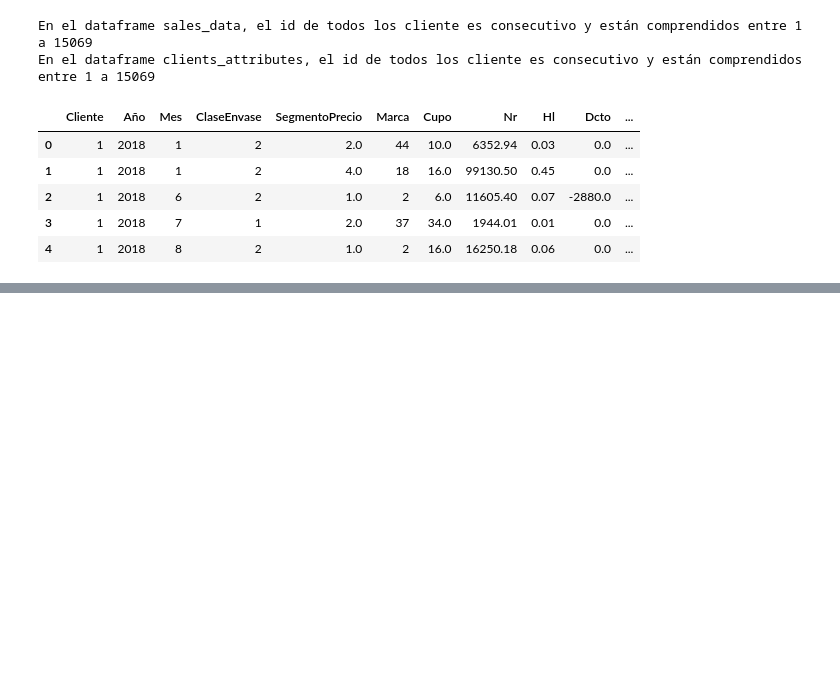
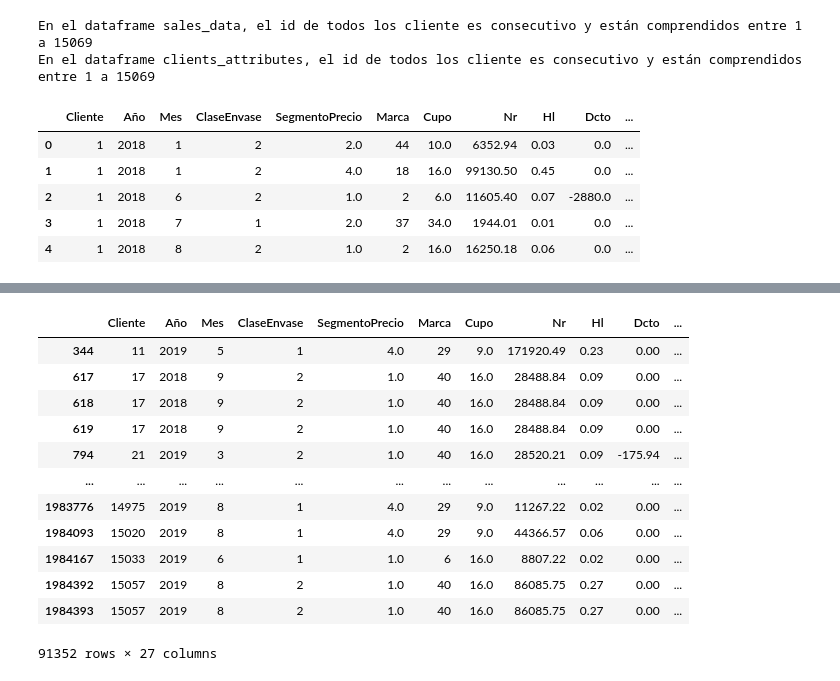
Before and after one commit to alvaro230699/DataCupABINBEV-R2ROC, a Jupyter notebook: Notebooks/DataCupBrewing.ipynb, the cells around one changed output, grey strips where cells are left out. Saved outputs shown, nothing was run; the diff lists cells and outputs as text; code cells hidden in the pictures; blank space fills up the shorter version.

```diff
--- a/Notebooks/DataCupBrewing.ipynb
+++ b/Notebooks/DataCupBrewing.ipynb
@@ -189,0 +312,4 @@ display(active_promos_data)
+# %%
+left_merge_columns=['Cliente','Año','Mes','Marca','Cupo']
+right_merge_columns=['Cliente','Año_fin','Mes_fin','Marca','Cupo']
+sales_data_con_clients_attributes_test=sales_data_con_clients_attributes.merge(active_promos_con_executed_promos_convertido_fechas,how='left',left_on=left_merge_columns,right_on=right_merge_columns,indicator=True)
@@ -189,0 +336,16 @@ display(active_promos_data)
+# %%
+sales_data_con_clients_attributes_test[sales_data_con_clients_attributes_test[left_merge_columns].duplicated()]
+# %% [output]
+|  | Cliente | Año | Mes | ClaseEnvase | SegmentoPrecio | Marca | Cupo | Nr | Hl | Dcto | ... |
+| 344 | 11 | 2019 | 5 | 1 | 4.0 | 29 | 9.0 | 171920.49 | 0.23 | 0.00 | ... |
+| 617 | 17 | 2018 | 9 | 2 | 1.0 | 40 | 16.0 | 28488.84 | 0.09 | 0.00 | ... |
+| 618 | 17 | 2018 | 9 | 2 | 1.0 | 40 | 16.0 | 28488.84 | 0.09 | 0.00 | ... |
+| 619 | 17 | 2018 | 9 | 2 | 1.0 | 40 | 16.0 | 28488.84 | 0.09 | 0.00 | ... |
+| 794 | 21 | 2019 | 3 | 2 | 1.0 | 40 | 16.0 | 28520.21 | 0.09 | -175.94 | ... |
+| ... | ... | ... | ... | ... | ... | ... | ... | ... | ... | ... | ... |
+| 1983776 | 14975 | 2019 | 8 | 1 | 4.0 | 29 | 9.0 | 11267.22 | 0.02 | 0.00 | ... |
+| 1984093 | 15020 | 2019 | 8 | 1 | 4.0 | 29 | 9.0 | 44366.57 | 0.06 | 0.00 | ... |
+| 1984167 | 15033 | 2019 | 6 | 1 | 1.0 | 6 | 16.0 | 8807.22 | 0.02 | 0.00 | ... |
+| 1984392 | 15057 | 2019 | 8 | 2 | 1.0 | 40 | 16.0 | 86085.75 | 0.27 | 0.00 | ... |
+| 1984393 | 15057 | 2019 | 8 | 2 | 1.0 | 40 | 16.0 | 86085.75 | 0.27 | 0.00 | ... |
+91352 rows × 27 columns
```
Also changed, not shown: parts of 31 cells of this notebook, 1 other file.
